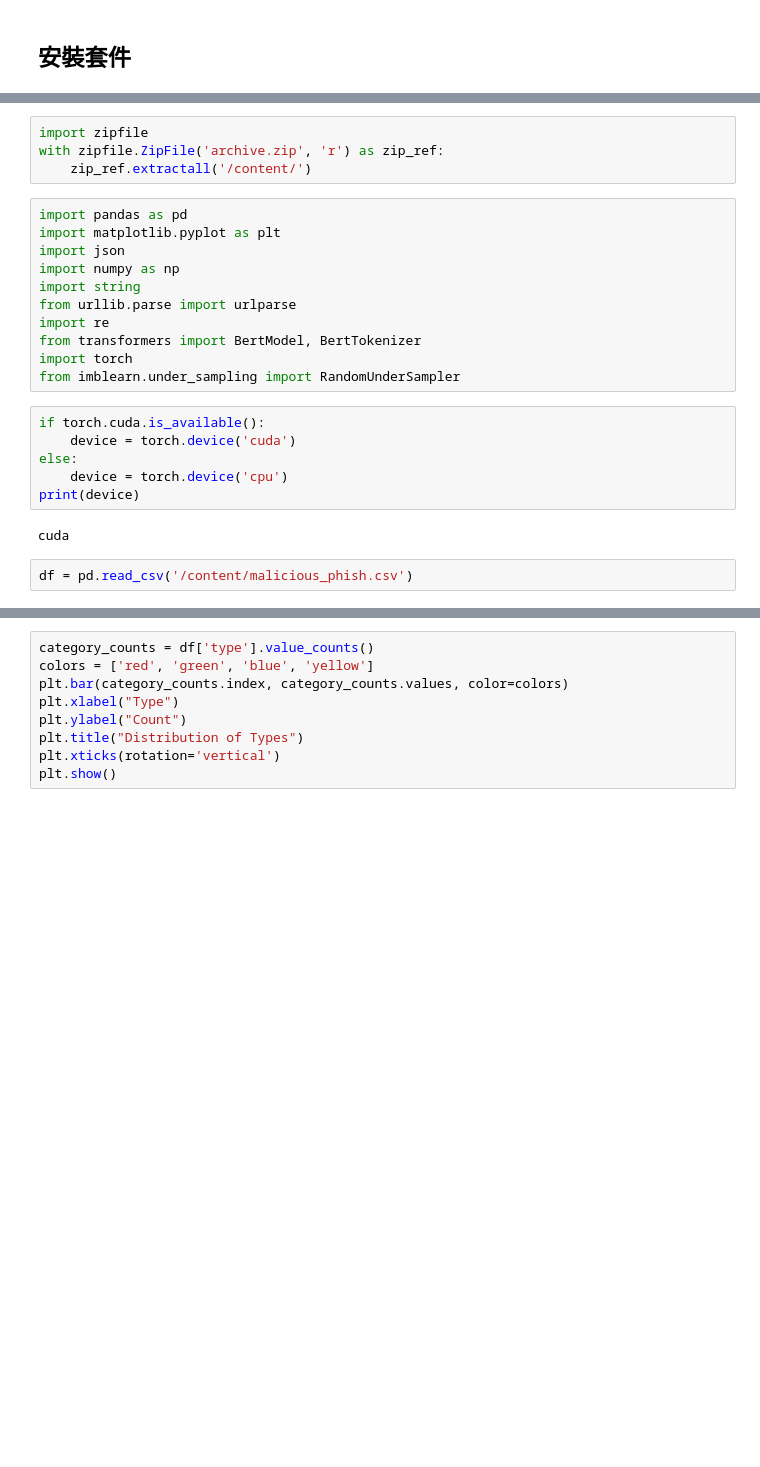
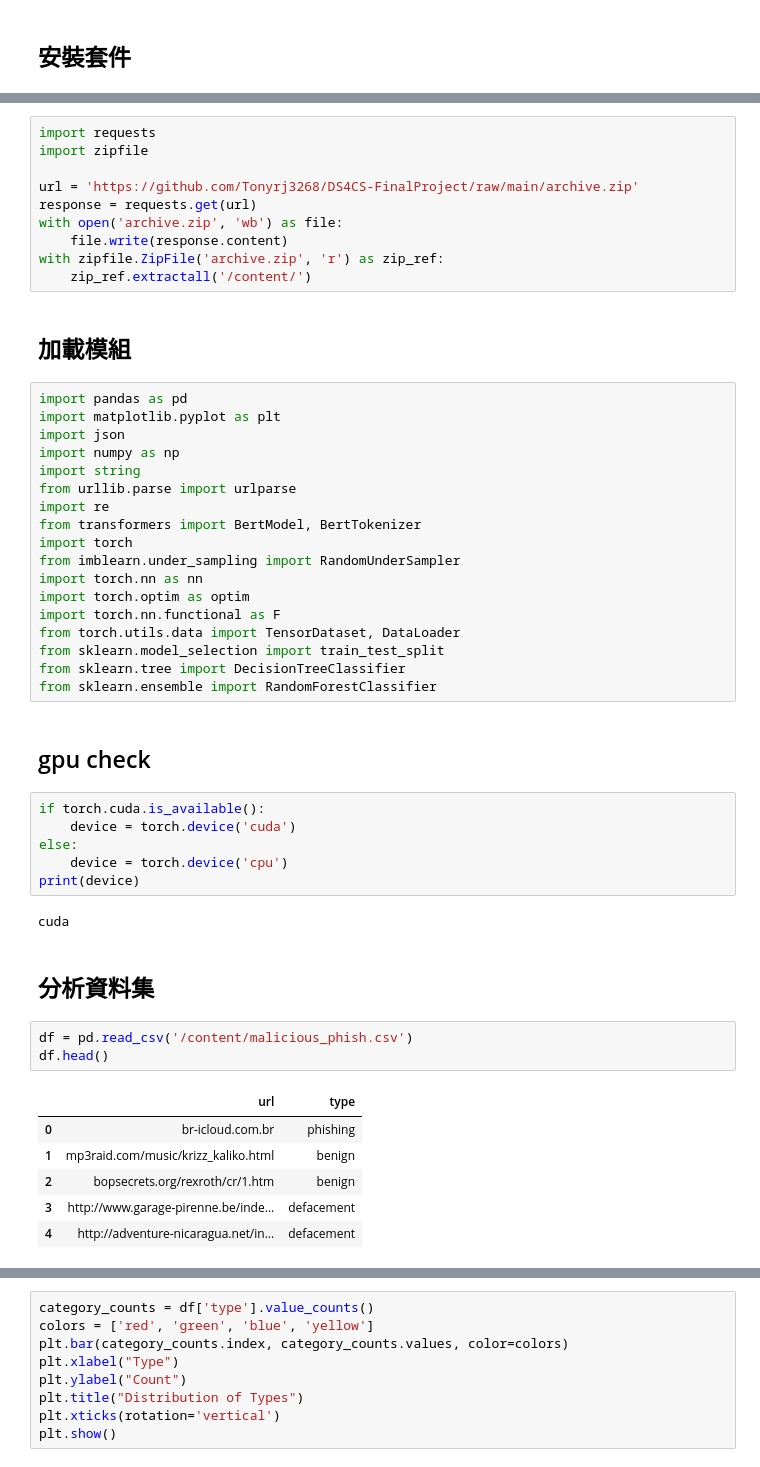
Before and after one commit to Tonyrj3268/DS4CS-FinalProject, a Jupyter notebook: DS4CS-FinalProject.ipynb, the cells around one changed output, grey strips where cells are left out. Drawn from its saved outputs; the diff is of its cells as text; blank space fills up the shorter version.

```diff
--- a/DS4CS-FinalProject.ipynb
+++ b/DS4CS-FinalProject.ipynb
@@ -75,7 +57,15 @@ Mounted at /content/drive
 # %%
+import requests
 import zipfile
+
+url = 'https://github.com/Tonyrj3268/DS4CS-FinalProject/raw/main/archive.zip'
+response = requests.get(url)
+with open('archive.zip', 'wb') as file:
+    file.write(response.content)
 with zipfile.ZipFile('archive.zip', 'r') as zip_ref:
     zip_ref.extractall('/content/')
+# %% [markdown]
+## 加載模組
 # %%
 import pandas as pd
 import matplotlib.pyplot as plt
@@ -87,6 +77,15 @@ import re
 from transformers import BertModel, BertTokenizer
 import torch
 from imblearn.under_sampling import RandomUnderSampler
+import torch.nn as nn
+import torch.optim as optim
+import torch.nn.functional as F
+from torch.utils.data import TensorDataset, DataLoader
+from sklearn.model_selection import train_test_split
+from sklearn.tree import DecisionTreeClassifier
+from sklearn.ensemble import RandomForestClassifier
+# %% [markdown]
+## gpu check
 # %%
 if torch.cuda.is_available():
     device = torch.device('cuda')
@@ -95,5 +94,15 @@ else:
 print(device)
 # %% [output]
 cuda
+# %% [markdown]
+## 分析資料集
 # %%
 df = pd.read_csv('/content/malicious_phish.csv')
+df.head()
+# %% [output]
+|  | url | type |
+| 0 | br-icloud.com.br | phishing |
+| 1 | mp3raid.com/music/krizz_kaliko.html | benign |
+| 2 | bopsecrets.org/rexroth/cr/1.htm | benign |
+| 3 | http://www.garage-pirenne.be/inde... | defacement |
+| 4 | http://adventure-nicaragua.net/in... | defacement |
```
Also changed, not shown: parts of 23 cells of this notebook.
